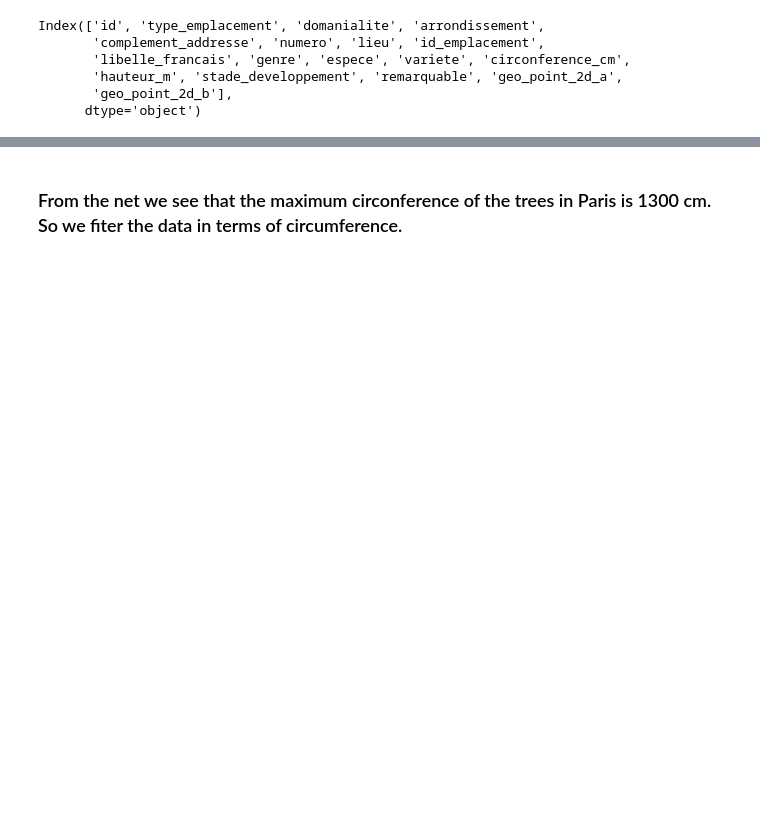
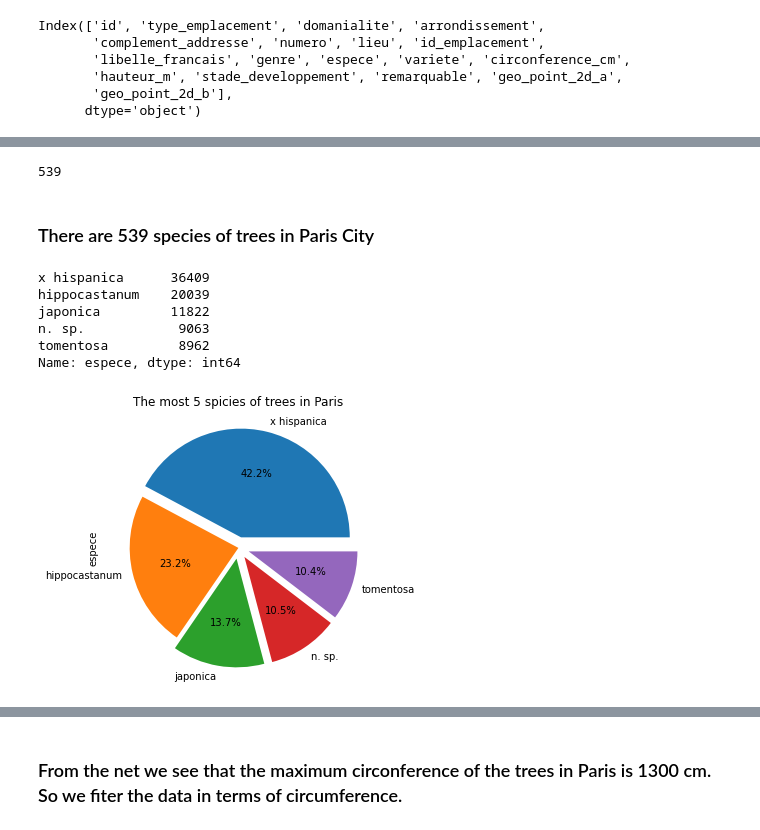
Before and after one commit to santra11/CreateSmartCity-Paris, a Jupyter notebook: ParisCity.ipynb, the cells around one changed output, grey strips where cells are left out. Saved outputs shown, nothing was run; the diff lists cells and outputs as text; code cells hidden in the pictures; blank space fills up the shorter version.

```diff
--- a/ParisCity.ipynb
+++ b/ParisCity.ipynb
@@ -44 +132,22 @@ Index(['id', 'type_emplacement', 'domanialite', 'arrondissement',
+# %%
+len(data['espece'].value_counts().index.tolist())
+# %% [output]
+539
+# %% [markdown]
+### There are 539 species of trees in Paris City
+# %%
+data['espece'].value_counts(dropna=False).nlargest(5)
+# %% [output]
+x hispanica      36409
+hippocastanum    20039
+japonica         11822
+n. sp.            9063
+tomentosa         8962
+Name: espece, dtype: int64
+# %%
+plt.figure(figsize =(14,5))
+data['espece'].value_counts().nlargest(5).plot.pie(center=(0, 0),
+                                                   radius=1.0, autopct='%1.1f%%', explode=(0.1, 0.0, 0.1, 0.1, 0.1)).set_title('The most 5 spicies of trees in Paris');
+# %% [output]
+[figure, added]
 # %% [markdown]
```
Also changed, not shown: parts of 32 cells of this notebook.
